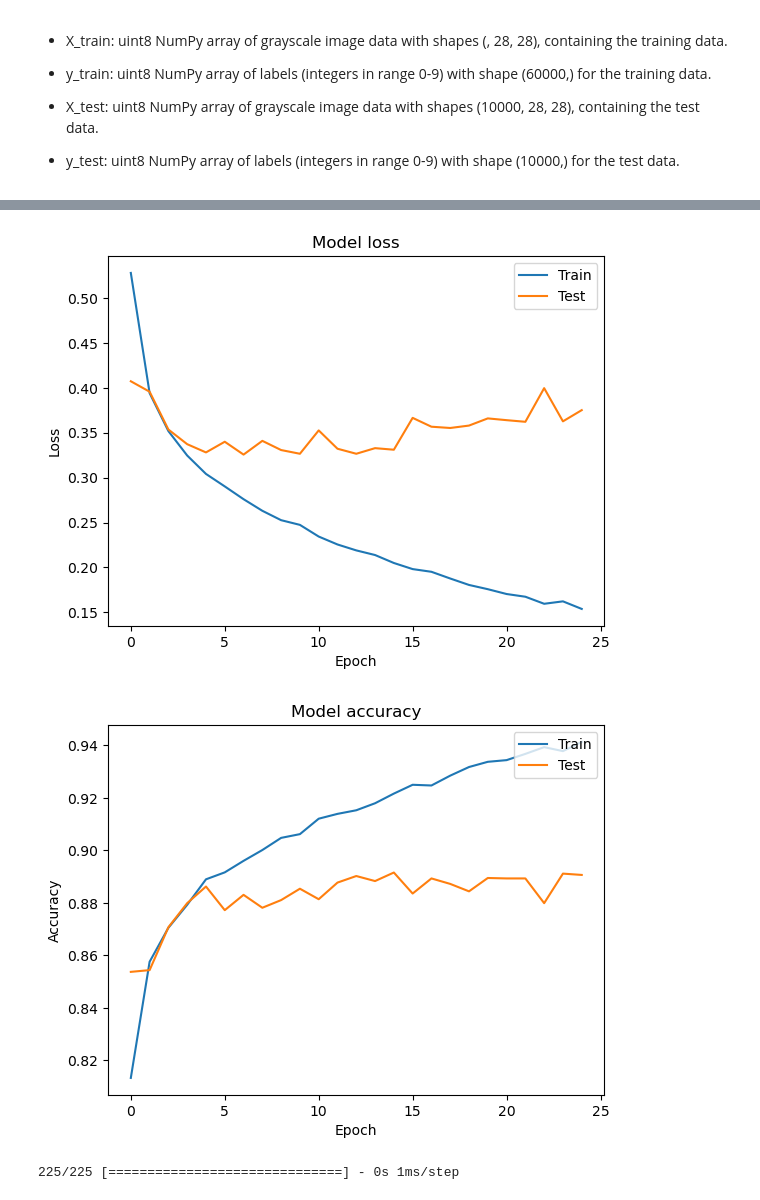
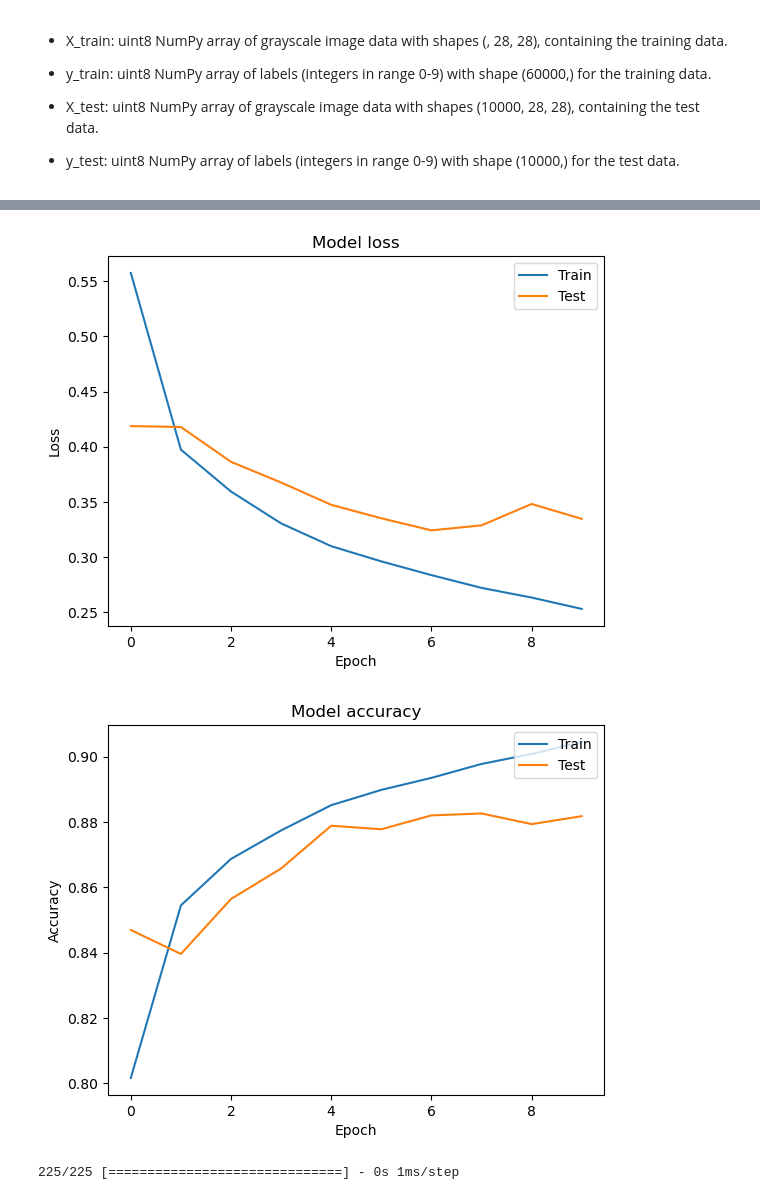
Before and after one commit to JoelPoah/Fashion_MNIST, a Jupyter notebook: fashion.ipynb, the cells around one changed output, grey strips where cells are left out. Drawn from its saved outputs; the diff is of its cells as text; code cells hidden in the pictures.

```diff
--- a/fashion.ipynb
+++ b/fashion.ipynb
@@ -279,28 +314,14 @@ Epoch 25/25
 # %%
-# Baseline simple neural network
-# model = keras.Sequential(
-#     [
-#         keras.Input(shape=(28, 28)),
-#         layers.Flatten(),
-#         layers.Dense(128, activation="relu"), # 128 neurons
-#         layers.Dense(10,activation='sigmoid')                  # 10 neurons as there are 10 types of fashion clothing
-
-#     ]
-# )
-
-
-#flatten X_train and X_test
-
-
 model = Sequential()
 model.add(Dense(128, input_shape=(784,), activation='relu'))
 model.add(Dense(64, activation='relu'))
+model.add(Dense(32, activation='relu'))
 model.add(Dense(10, activation='sigmoid'))
 
 model.compile(loss="sparse_categorical_crossentropy", optimizer="adam", metrics=["accuracy"])
 model.summary()
 
-h_callback = model.fit(X_train, y_train, batch_size=32,epochs = 25,
+h_callback = model.fit(X_train, y_train,epochs = 10,
                validation_data=(X_test, y_test))
 
 results=model.evaluate(X_test, y_test, batch_size=32, verbose=2)
@@ -331,5 +352,5 @@ Epoch 25/25
-[figure, old version]
+[figure, new version]
-[figure, old version]
+[figure, new version]
 # %%
 X_val = X_val.reshape(X_val.shape[0], 784,1)
 pred=model.predict(X_val)
```
Also changed, not shown: parts of 23 cells of this notebook, 2 other files.
